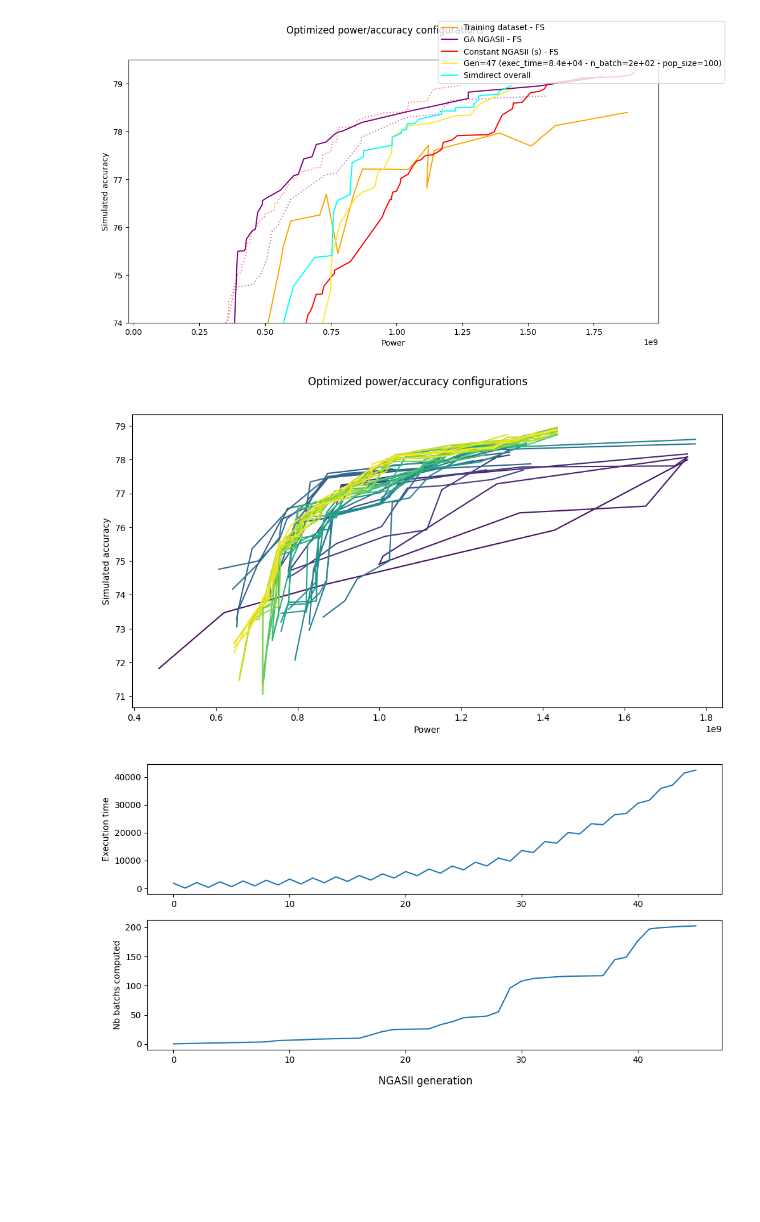
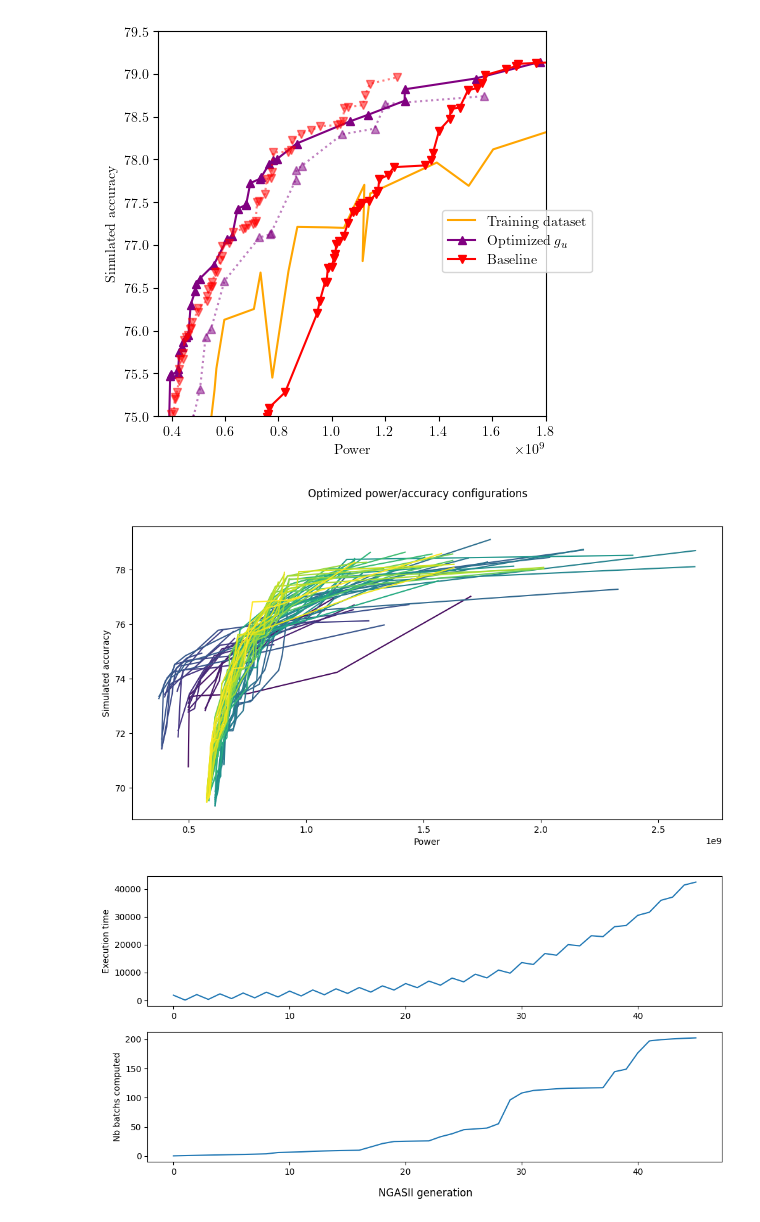
Before and after one commit to sebastienwood/MemSE, a Jupyter notebook: experiments/conference_2/notebooks/ga_power_accuracy.ipynb, the cells around one changed output. Saved outputs shown, nothing was run; the diff lists cells and outputs as text; code cells hidden in the pictures; blank space fills up the shorter version.

```diff
--- a/experiments/conference_2/notebooks/ga_power_accuracy.ipynb
+++ b/experiments/conference_2/notebooks/ga_power_accuracy.ipynb
@@ -5,6 +5,10 @@ import torch
 import json
 import matplotlib as mpl
 import matplotlib.pyplot as plt
+
+mpl.rcParams["text.usetex"] = True
+mpl.rcParams["font.family"] = "serif"
+mpl.rcParams["font.size"] = "10"
 
 memse_dataset = AccuracyDataset(ROOT / 'experiments/conference_2/results')
 
@@ -138,6 +140,6 @@ ga_direct = GA_ResultFileParser(ROOT / 'experiments/conference_2/results/ga_eval
 s, r = ga_direct.get_pareto_front_for_gen(ga_direct.max_gen())
 # %%
-fig, ax = plt.subplots(figsize=(12,6))
+fig, ax = plt.subplots(figsize=(5,5))
 
 def plot_pareto_frontier(Xs, Ys, maxX=True, maxY=False):
     '''Pareto frontier selection process'''
@@ -154,66 +156,75 @@ def plot_pareto_frontier(Xs, Ys, maxX=True, maxY=False):
     pf_Y = [pair[1] for pair in pareto_front]
     return pf_X, pf_Y
 
-def plot_dict(d, name, color, no_estimators=False, no_multed=False, multed_simplification=True):
-    ax.plot(*d['pf'], label=f'{name} - FS', color=color)
+def plot_dict(d, name, color, no_estimators=False, no_multed=False, multed_simplification=True, marker=None):
+    ax.plot(*d['pf'], label=f'{name}', color=color, marker=marker)
     if not no_estimators:
         ax.plot(*d['estimators'], label=f'{name}', linestyle='--', color=color)
     if 'multed' in d and not no_multed:
         if multed_simplification:
             m_fusion_a, m_fusion_p = [], []
             for i in range(len(d['multed'][0])):
                 m_fusion_a.extend(d['multed'][1][i])
                 m_fusion_p.extend(d['multed'][0][i])
             pf_p, pf_a = plot_pareto_frontier(m_fusion_p, m_fusion_a)
-            ax.plot(pf_p, pf_a, color=color, linestyle='dotted', alpha=0.5)
+            ax.plot(pf_p, pf_a, color=color, linestyle='dotted', alpha=0.5, marker=marker)
         else:
             for i in range(len(d['multed'][0])):
                 pows, accs = d['multed'][0][i], d['multed'][1][i]
                 zipped = list(zip(pows, accs))
                 sort_z = sorted(zipped, key=lambda x: x[0])
-                ax.plot([s[0] for s in sort_z], [s[1] for s in sort_z], color=color, linestyle='dotted', alpha=0.5)
+                ax.plot([s[0] for s in sort_z], [s[1] for s in sort_z], color=color, linestyle='dotted', alpha=0.5, marker=marker)
 
-fig.suptitle('Optimized power/accuracy configurations')
+#fig.suptitle('Optimized power/accuracy configurations')
 ax.set_xlabel('Power')
 ax.set_ylabel('Simulated accuracy')
 #ax.plot([v[0] for v in pareto_front], [v[1] for v in pareto_front], label='Training dataset (original)', linestyle='-.', color='orange', marker='*')
 plot_dict(ga_dataset, name='Training dataset', color='orange', no_estimators=True)
 #plot_dict(ga, name='GA', color='red')
 #plot_dict(ga_const, name='Constant', color='blue', no_estimators=True)
 
-plot_dict(gap, name='GA NGASII', color='purple', no_estimators=True)
+plot_dict(gap, name='Optimized $g_u$', color='purple', no_estimators=True, marker='^')
 #plot_dict(gap_const, name='Constant NGASII', color='cyan')
 
 #plot_dict(gap_sigmoid, name='GA NGASII (s)', color='pink', no_estimators=True)
-plot_dict(gap_const_sigmoid, name='Constant NGASII (s)', color='red', no_estimators=True)
+plot_dict(gap_const_sigmoid, name='Baseline', color='red', no_estimators=True, marker='v')
 
 # Simdirect results
-r, s = ga_direct.get_pareto_front_for_gen(ga_direct.max_gen())
-ax.plot(*r, label=s, color=ga_direct.get_gen_color(ga_direct.max_gen()))
+# r, s = ga_direct.get_pareto_front_for_gen(ga_direct.max_gen())
+# ax.plot(*r, label=s, color=ga_direct.get_gen_color(ga_direct.max_gen()))
 
-r = ga_direct.get_pareto_front_overall()
-ax.plot(*r, label='Simdirect overall', color="cyan")
+# r = ga_direct.get_pareto_front_overall()
+# ax.plot(*r, label='Simdirect overall', color="cyan")
+
+# r, s = ga_direct1k.get_pareto_front_for_gen(ga_direct1k.max_gen())
+# ax.plot(*r, label=f'1K - {s}', color=ga_direct.get_gen_color(ga_direct1k.max_gen()), marker='p', linestyle='--')
+
+# r = ga_direct1k.get_pareto_front_overall()
+# ax.plot(*r, label='Simdirect1k overall', color="black")
 
 #ax.scatter([v[0] for v in raw_points], [v[1] for v in raw_points], label='Training dataset', color='gray', alpha=0.5, zorder=-1, linestyle=':')
-fig.legend()
-plt.ylim(bottom=74, top=79.5)
+fig.legend(loc='center right')
+plt.xlim(left=0.35e9, right=1.8e9)
+plt.ylim(bottom=75, top=79.5)
+plt.savefig("nas_baseline.pdf", format="pdf", bbox_inches="tight")
 plt.show()
 # %% [output]
-[figure, old version]
+[figure, new version]
 # %%
+w = ga_direct1k
 fig, ax = plt.subplots(figsize=(12,6))
 fig.suptitle('Optimized power/accuracy configurations')
 ax.set_xlabel('Power')
 ax.set_ylabel('Simulated accuracy')
 # Simdirect results
-for g in ga_direct.get_generations():
-    s, r = ga_direct.get_pareto_front_for_gen(g)
-    ax.plot(*r, label=s, color=ga_direct.get_gen_color(g))
+for g in w.get_generations():
+    r, s = w.get_pareto_front_for_gen(g)
+    ax.plot(*r, label=s, color=w.get_gen_color(g))
 
 #ax.scatter([v[0] for v in raw_points], [v[1] for v in raw_points], label='Training dataset', color='gray', alpha=0.5, zorder=-1, linestyle=':')
 plt.show()
 # %% [output]
-[figure, old version]
+[figure, new version]
 # %%
 exec_time = []
 n_batch = []
```
Also changed, not shown: parts of 2 cells of this notebook, 14 other files.
